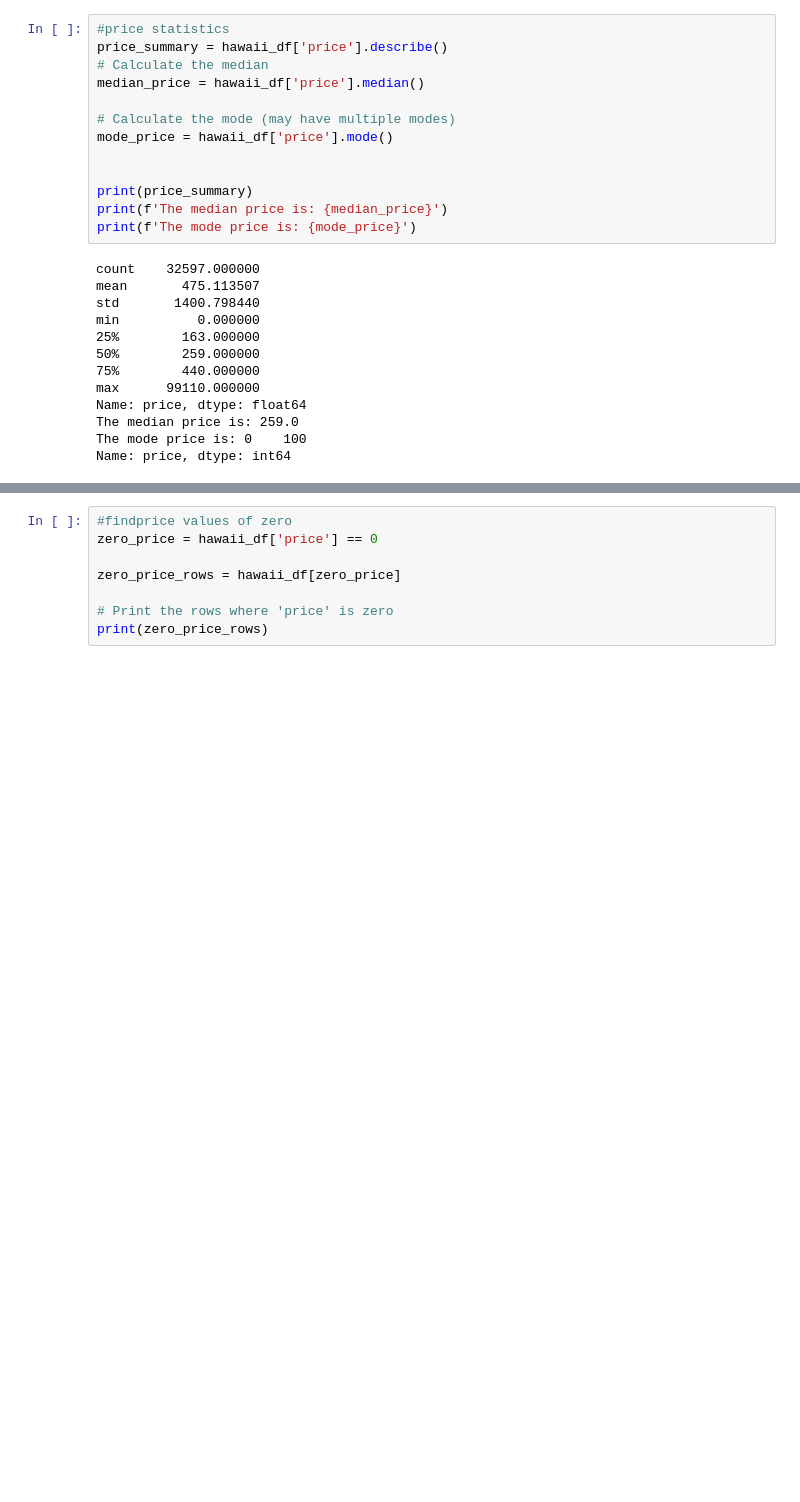
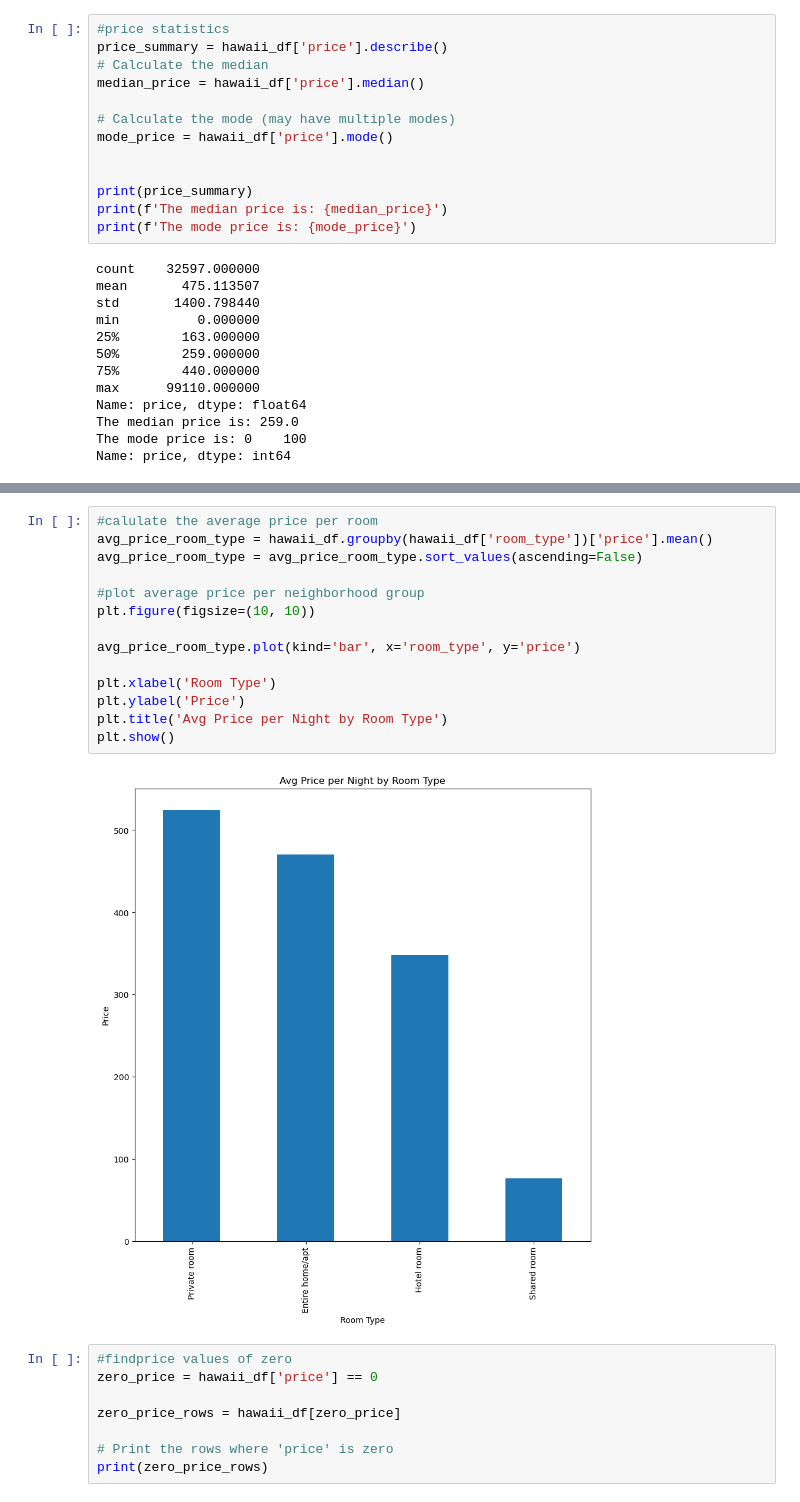
Before and after one commit to SarahMcLain/airbnb_data_analysis, a Jupyter notebook: hawaii_data_analysis.ipynb, the cells around one changed output, grey strips where cells are left out. Saved outputs shown, nothing was run; the diff lists cells and outputs as text; blank space fills up the shorter version.

```diff
--- a/hawaii_data_analysis.ipynb
+++ b/hawaii_data_analysis.ipynb
@@ -249,3 +305,19 @@ Name: price, dtype: int64
+# %%
+#calulate the average price per room
+avg_price_room_type = hawaii_df.groupby(hawaii_df['room_type'])['price'].mean()
+avg_price_room_type = avg_price_room_type.sort_values(ascending=False)
+
+#plot average price per neighborhood group
+plt.figure(figsize=(10, 10))
+
+avg_price_room_type.plot(kind='bar', x='room_type', y='price')
+
+plt.xlabel('Room Type')
+plt.ylabel('Price')
+plt.title('Avg Price per Night by Room Type')
+plt.show()
+# %% [output]
+[figure, added]
 # %%
 #findprice values of zero
 zero_price = hawaii_df['price'] == 0
```
Also changed, not shown: parts of 14 cells of this notebook, 3 other files.
